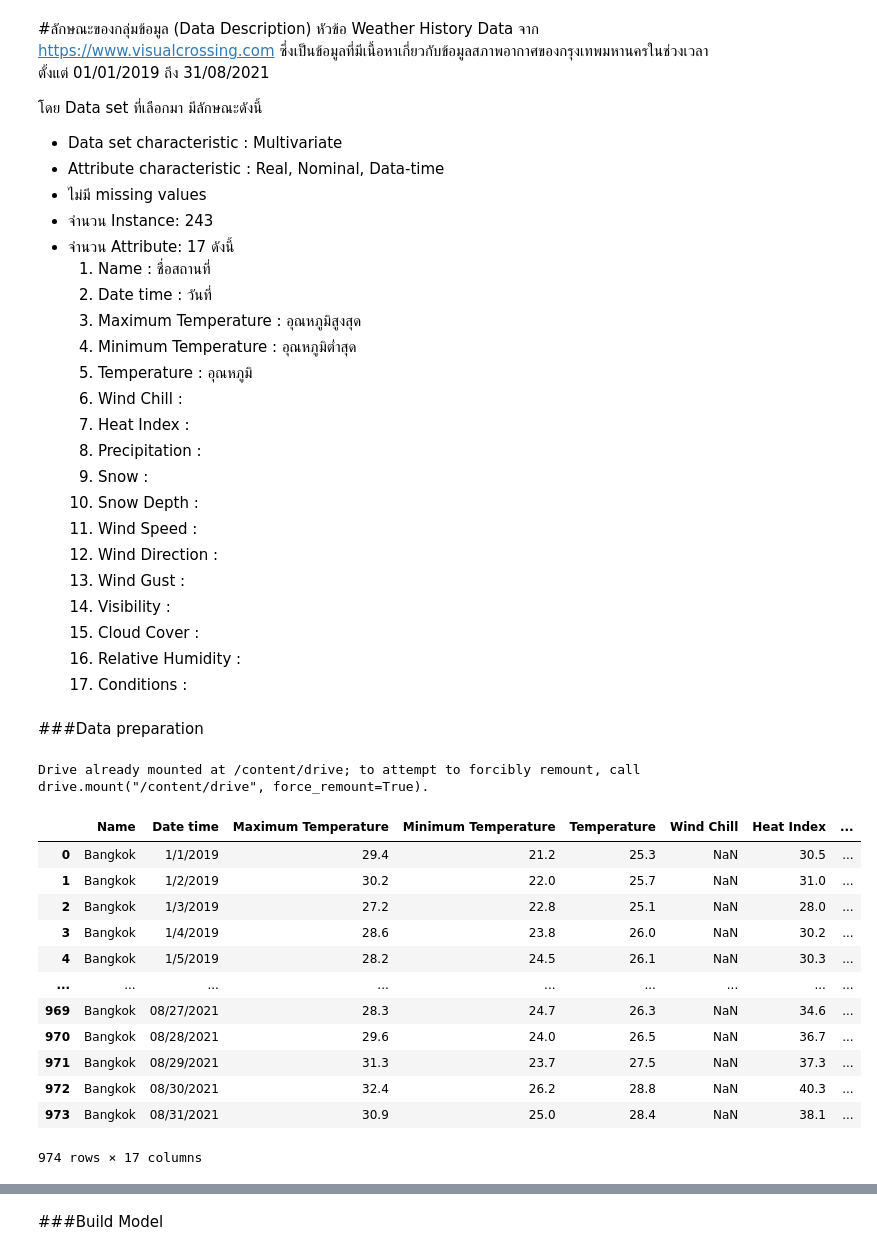
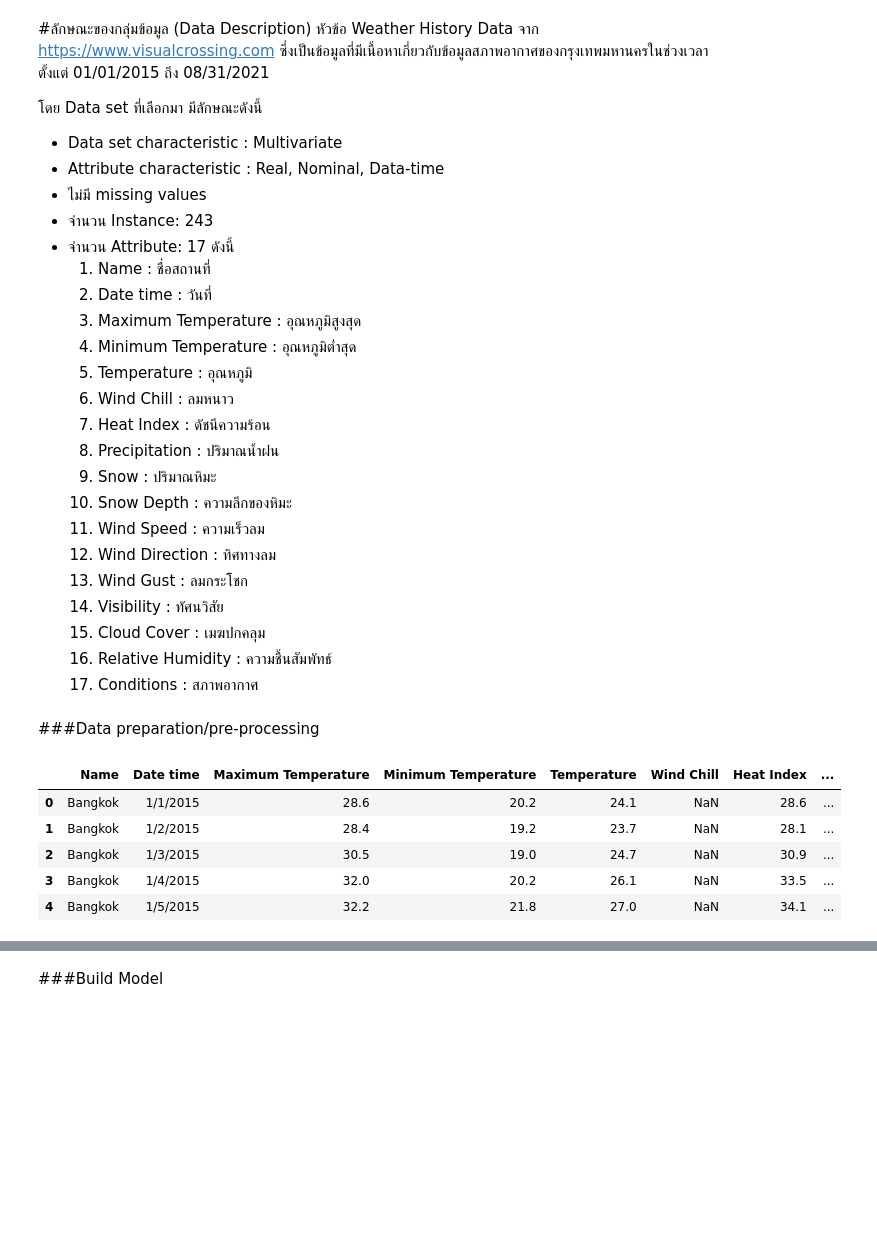
Before and after one commit to thedeenun/Weather-prediction, a Jupyter notebook: Weather_prediction.ipynb, the cells around one changed output, grey strips where cells are left out. Cells and saved outputs as stored; diff of their text form; code cells hidden in the pictures; blank space fills up the shorter version.

```diff
--- a/Weather_prediction.ipynb
+++ b/Weather_prediction.ipynb
@@ -2,7 +2,7 @@
 <a href="https://colab.research.google.com/github/thedeenun/weather-prediction/blob/main/Weather_prediction.ipynb" target="_parent"><img src="https://colab.research.google.com/assets/colab-badge.svg" alt="Open In Colab"/></a>
 # %% [markdown]
 #ลักษณะของกลุ่มข้อมูล (Data Description)
-หัวข้อ Weather History Data จาก https://www.visualcrossing.com ซึ่งเป็นข้อมูลที่มีเนื้อหาเกี่ยวกับข้อมูลสภาพอากาศของกรุงเทพมหานครในช่วงเวลาตั้งแต่ 01/01/2019 ถึง 31/08/2021
+หัวข้อ Weather History Data จาก https://www.visualcrossing.com ซึ่งเป็นข้อมูลที่มีเนื้อหาเกี่ยวกับข้อมูลสภาพอากาศของกรุงเทพมหานครในช่วงเวลาตั้งแต่ 01/01/2015 ถึง 08/31/2021
 
 โดย Data set ที่เลือกมา มีลักษณะดังนี้
 
@@ -16,25 +16,20 @@
   3. Maximum Temperature : อุณหภูมิสูงสุด
   4. Minimum Temperature : อุณหภูมิต่ำสุด
   5. Temperature : อุณหภูมิ
-  6. Wind Chill :
-  7. Heat Index	:
-  8. Precipitation :
-  9. Snow :
-  10. Snow Depth :
-  11. Wind Speed :
-  12. Wind Direction :
-  13. Wind Gust	:
-  14. Visibility :
-  15. Cloud Cover :
-  16. Relative Humidity	:
-  17. Conditions :
+  6. Wind Chill : ลมหนาว
+  7. Heat Index	: ดัชนีความร้อน
+  8. Precipitation : ปริมาณน้ำฝน
+  9. Snow : ปริมาณหิมะ
+  10. Snow Depth : ความลึกของหิมะ
+  11. Wind Speed : ความเร็วลม
+  12. Wind Direction : ทิศทางลม
+  13. Wind Gust	: ลมกระโชก
+  14. Visibility : ทัศนวิสัย
+  15. Cloud Cover : เมฆปกคลุม
+  16. Relative Humidity	: ความชื้นสัมพัทธ์
+  17. Conditions : สภาพอากาศ
 # %% [markdown]
-###Data preparation
+###Data preparation/pre-processing
-# %%
-from google.colab import drive
-drive.mount('/content/drive')
-# %% [output]
-Drive already mounted at /content/drive; to attempt to forcibly remount, call drive.mount("/content/drive", force_remount=True).
 # %%
 import numpy as np
 import pandas as pd
@@ -41,20 +38,13 @@ import pandas as pd
 # %%
-df = pd.read_csv('/content/drive/MyDrive/Colab Notebooks/Dataset/WeatherHistory_data/WeatherHistory.csv')
-df
+df = pd.read_csv('/content/drive/MyDrive/Colab Notebooks/Dataset/WeatherHistory.csv')
+df.head()
 # %% [output]
 |  | Name | Date time | Maximum Temperature | Minimum Temperature | Temperature | Wind Chill | Heat Index | ... |
-| 0 | Bangkok | 1/1/2019 | 29.4 | 21.2 | 25.3 | NaN | 30.5 | ... |
-| 1 | Bangkok | 1/2/2019 | 30.2 | 22.0 | 25.7 | NaN | 31.0 | ... |
-| 2 | Bangkok | 1/3/2019 | 27.2 | 22.8 | 25.1 | NaN | 28.0 | ... |
-| 3 | Bangkok | 1/4/2019 | 28.6 | 23.8 | 26.0 | NaN | 30.2 | ... |
-| 4 | Bangkok | 1/5/2019 | 28.2 | 24.5 | 26.1 | NaN | 30.3 | ... |
-| ... | ... | ... | ... | ... | ... | ... | ... | ... |
-| 969 | Bangkok | 08/27/2021 | 28.3 | 24.7 | 26.3 | NaN | 34.6 | ... |
-| 970 | Bangkok | 08/28/2021 | 29.6 | 24.0 | 26.5 | NaN | 36.7 | ... |
-| 971 | Bangkok | 08/29/2021 | 31.3 | 23.7 | 27.5 | NaN | 37.3 | ... |
-| 972 | Bangkok | 08/30/2021 | 32.4 | 26.2 | 28.8 | NaN | 40.3 | ... |
-| 973 | Bangkok | 08/31/2021 | 30.9 | 25.0 | 28.4 | NaN | 38.1 | ... |
+| 0 | Bangkok | 1/1/2015 | 28.6 | 20.2 | 24.1 | NaN | 28.6 | ... |
+| 1 | Bangkok | 1/2/2015 | 28.4 | 19.2 | 23.7 | NaN | 28.1 | ... |
+| 2 | Bangkok | 1/3/2015 | 30.5 | 19.0 | 24.7 | NaN | 30.9 | ... |
+| 3 | Bangkok | 1/4/2015 | 32.0 | 20.2 | 26.1 | NaN | 33.5 | ... |
+| 4 | Bangkok | 1/5/2015 | 32.2 | 21.8 | 27.0 | NaN | 34.1 | ... |
-974 rows × 17 columns
 # %%
 df.info()
 # %% [output]
```
Also changed, not shown: parts of 37 cells of this notebook.
